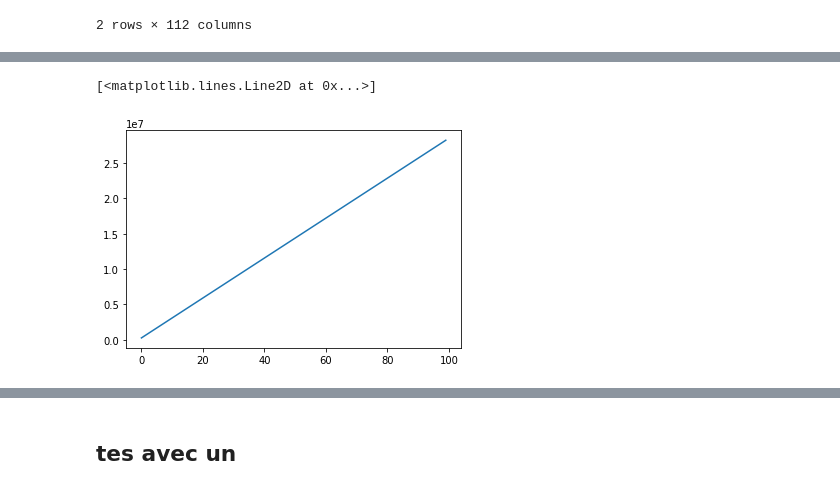
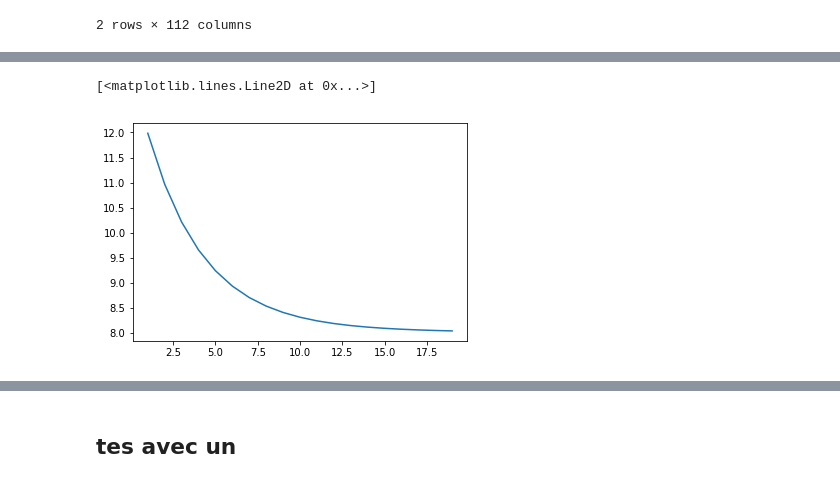
Before and after one commit to chekirou/Machine-learning-on-IMDB, a Jupyter notebook: projet.ipynb, the cells around one changed output, grey strips where cells are left out. Saved outputs shown, nothing was run; the diff lists cells and outputs as text; code cells hidden in the pictures.

```diff
--- a/projet.ipynb
+++ b/projet.ipynb
@@ -697,2 +695,2 @@ movies_regr
 # %%
-movies_regression_sample = movies_regression.sample(20000)
+movies_regression_sample = movies_regression
@@ -703,4 +706,4 @@ movies_regression_sample = km.normalisation(movies_regression_sample[["release_m
 # %%
 une_base = ls.LabeledSet(2)
 for index, row in movies_regression_sample.iterrows():
-    une_base.addExample(row[["release_month", "crew", "act_influence", "Action", "Adventure", "Animation", "Children" , "Comedy", "Crime","Documentary", "Drama", "Fantasy", "Film-Noir","Horror",  "Musical",  "Mystery", "Romance", "Sci-Fi", "Thriller", "War" , "Western", "en"]],row["score"])
+    une_base.addExample(row[["crew", "act_influence"]],row["score"])
@@ -710,5 +713,19 @@ a, b = cl.test_perceptron_regression(train, test, 0.1, 22, 100)
+# %%
+
+accuracy =[]
+lossa, a= [], []
+k=cl.KernelBias()
+p3 = cl.ClassifierPerceptron_batch(2, 0.002)
+
+for i in range(1, 20):
+
+    p3.train(train)
+    a.append(i)
+    #accuracy.append(p3.accuracy(test)*100)
+
+    lossa.append(p3.loss(test))
 # %%
-plt.pyplot.plot(a, b)
+plt.pyplot.plot(a, lossa)
 # %% [output]
 [<matplotlib.lines.Line2D at 0x...>]
-[figure, old version]
+[figure, new version]
```
Also changed, not shown: parts of 34 cells of this notebook, 1 other file.
